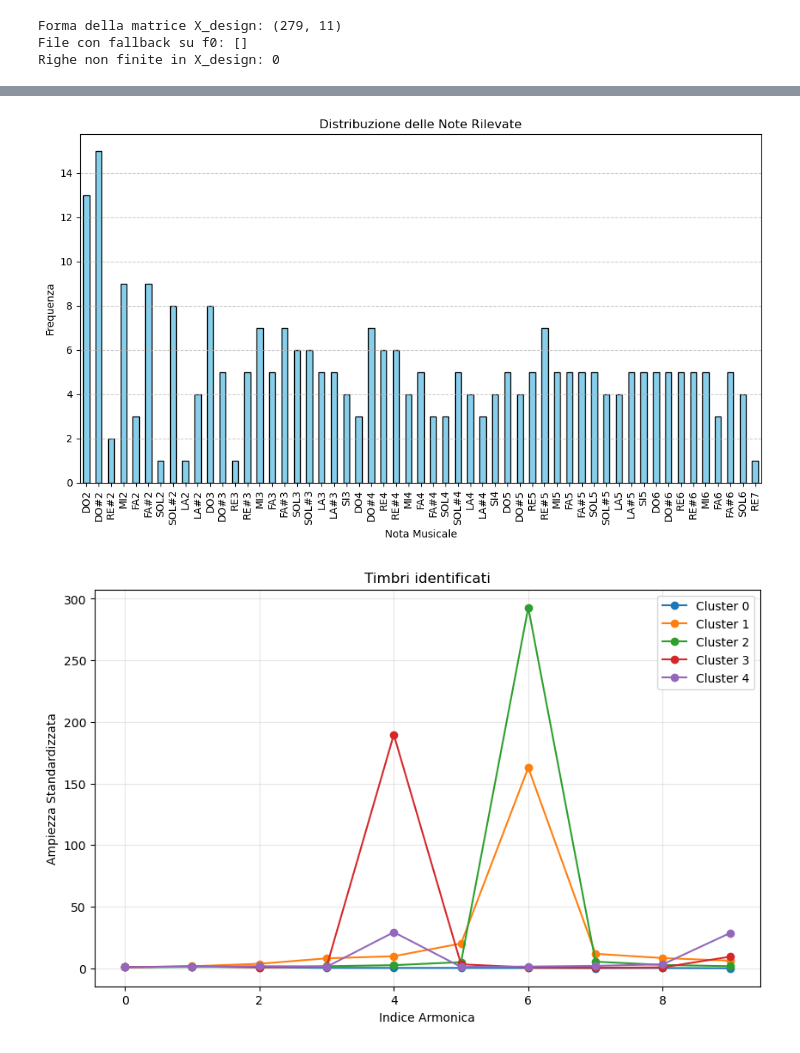
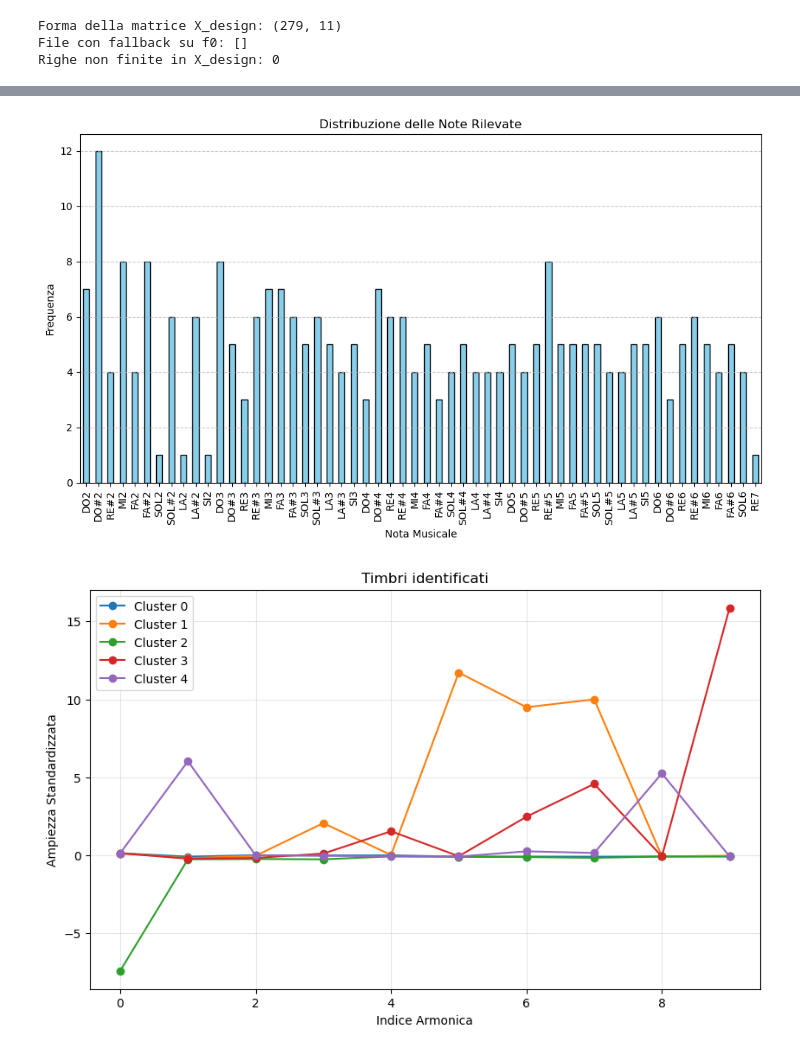
Before and after one commit to Lvetto/lmd_organo, a Jupyter notebook: Organ.ipynb, the cells around one changed output, grey strips where cells are left out. Drawn from its saved outputs; the diff is of its cells as text; code cells hidden in the pictures.

```diff
--- a/Organ.ipynb
+++ b/Organ.ipynb
@@ -99,7 +99,7 @@ plt.show()
 # %%
 plt.figure(figsize=(12, 6))
 
-peaks, _ = sp.signal.find_peaks(np.abs(fft_filtered_data_gauss)**2, prominence=1e8)
+peaks, _ = sp.signal.find_peaks(np.abs(fft_filtered_data_gauss)**2, prominence=1e9)
 prominences = sp.signal.peak_prominences(np.abs(fft_filtered_data_gauss)**2, peaks)[0]
 
 plt.plot(frequencies[peaks], np.abs(fft_filtered_data_gauss)[peaks]**2, 'rx', label='Peaks')
@@ -247,7 +247,7 @@ for i in range(1, 280):
             f0_stimata = 0.0
         fallback_f0_files.append(i)
 
-    features = extract_harmonics(freqs, avg_magnitude, f0_stimata, 10)
+    features = extract_harmonics(freqs, power_spectrum, f0_stimata, 10)
 
     row = np.hstack([f0_stimata, features]).astype(float) # crea la riga con f0 stimata e le features estratte
     row = np.nan_to_num(row, nan=0.0, posinf=0.0, neginf=0.0) # sostituisce eventuali valori non finiti con 0
@@ -304,24 +304,27 @@ plt.grid(axis='y', linestyle='--', alpha=0.7)
 plt.tight_layout()
 plt.show()
 # %% [output]
-[figure, old version]
+[figure, new version]
 # %%
 X_features = X_design[:, 1:]
 
+scaler = StandardScaler()
+X_scaled = scaler.fit_transform(X_features)
+
 kmeans = KMeans(n_clusters=5, random_state=42)
-clusters = kmeans.fit_predict(X_features)
+clusters = kmeans.fit_predict(X_scaled)
 
 centri = kmeans.cluster_centers_
 
 plt.figure(figsize=(10, 6))
 for i in range(len(centri)):
     plt.plot(centri[i], marker='o', label=f'Cluster {i}')
 
 plt.title('Timbri identificati')
 plt.xlabel('Indice Armonica')
 plt.ylabel('Ampiezza Standardizzata')
 plt.legend()
 plt.grid(True, alpha=0.3)
 plt.show()
 # %% [output]
-[figure, old version]
+[figure, new version]
```
Also changed, not shown: parts of 4 cells of this notebook, 1 other file.
